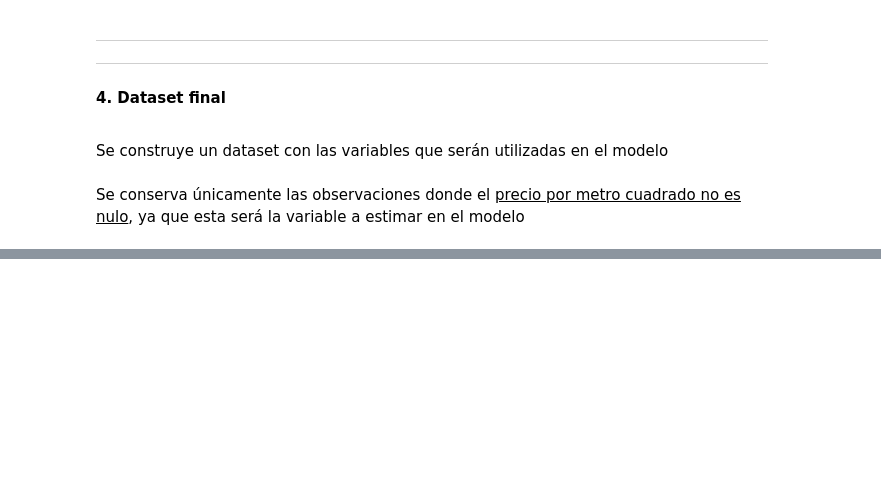
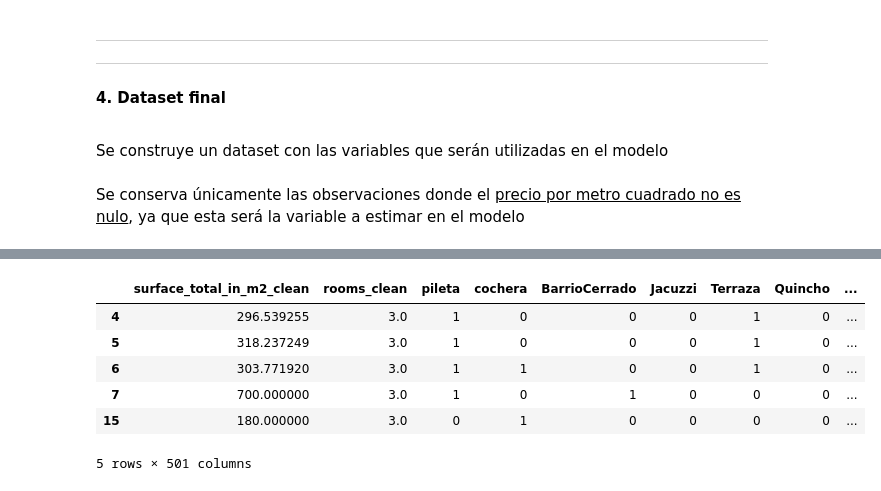
Before and after one commit to Hacho55/DataScience_Grp5, a Jupyter notebook: Entregables/Desafio 2/Grupo5_Desafio2-Horacio_.ipynb, the cells around one changed output, grey strips where cells are left out. Drawn from its saved outputs; the diff is of its cells as text; code cells hidden in the pictures; blank space fills up the shorter version.

```diff
--- a/Entregables/Desafio 2/Grupo5_Desafio2-Horacio_.ipynb
+++ b/Entregables/Desafio 2/Grupo5_Desafio2-Horacio_.ipynb
@@ -1577,0 +1285,4 @@ betas.loc[betas_0_mask,:]
+# %%
+dataNoCiudad = data[['property_type','provincia','ciudad','departamento','barrio',
+                   'price_aprox_usd_clean','surface_total_in_m2_clean','price_usd_per_m2_clean','rooms_clean',
+                  'pileta','cochera','BarrioCerrado', 'Jacuzzi','Terraza','Quincho','Gimnasio', 'Seguridad', 'Reciclar', 'cantcocheras', 'banos', 'balcon', 'estrenar', 'calefaccion', 'Jardin',]]
@@ -1577,0 +1322,10 @@ betas.loc[betas_0_mask,:]
+# %%
+dataNoCiudadFeatures.head()
+# %% [output]
+|  | surface_total_in_m2_clean | rooms_clean | pileta | cochera | BarrioCerrado | Jacuzzi | Terraza | Quincho | ... |
+| 4 | 296.539255 | 3.0 | 1 | 0 | 0 | 0 | 1 | 0 | ... |
+| 5 | 318.237249 | 3.0 | 1 | 0 | 0 | 0 | 1 | 0 | ... |
+| 6 | 303.771920 | 3.0 | 1 | 1 | 0 | 0 | 1 | 0 | ... |
+| 7 | 700.000000 | 3.0 | 1 | 0 | 1 | 0 | 0 | 0 | ... |
+| 15 | 180.000000 | 3.0 | 0 | 1 | 0 | 0 | 0 | 0 | ... |
+5 rows × 501 columns
```
Also changed, not shown: parts of 87 cells of this notebook.
